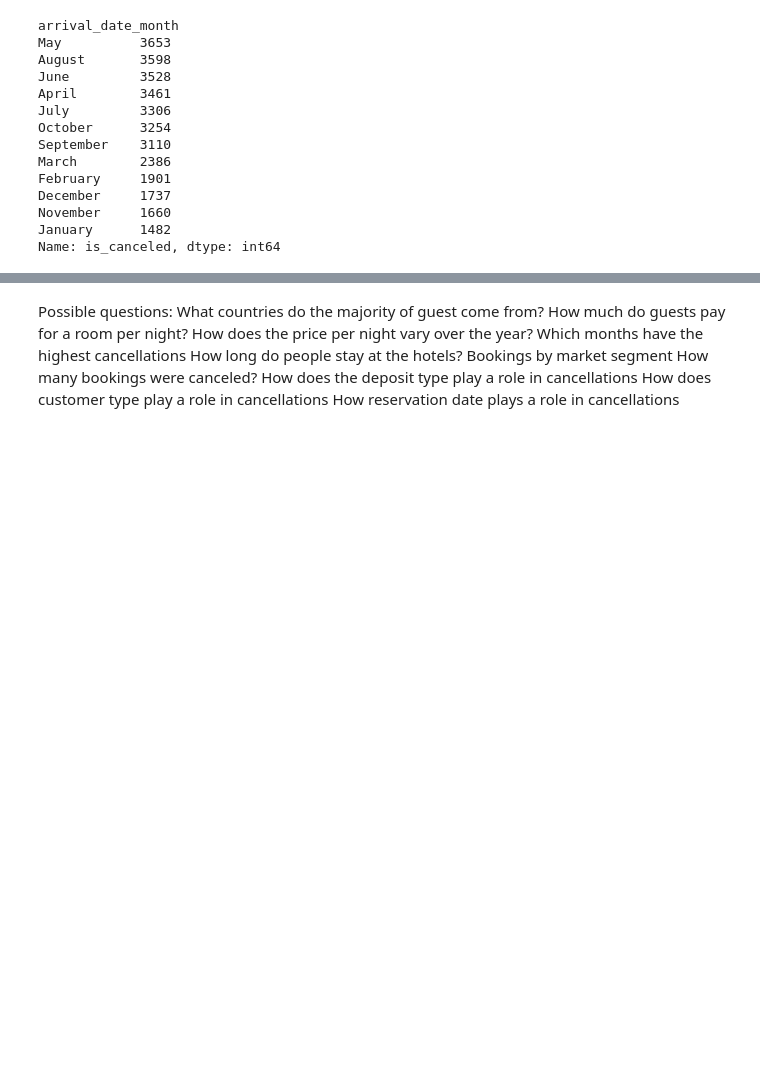
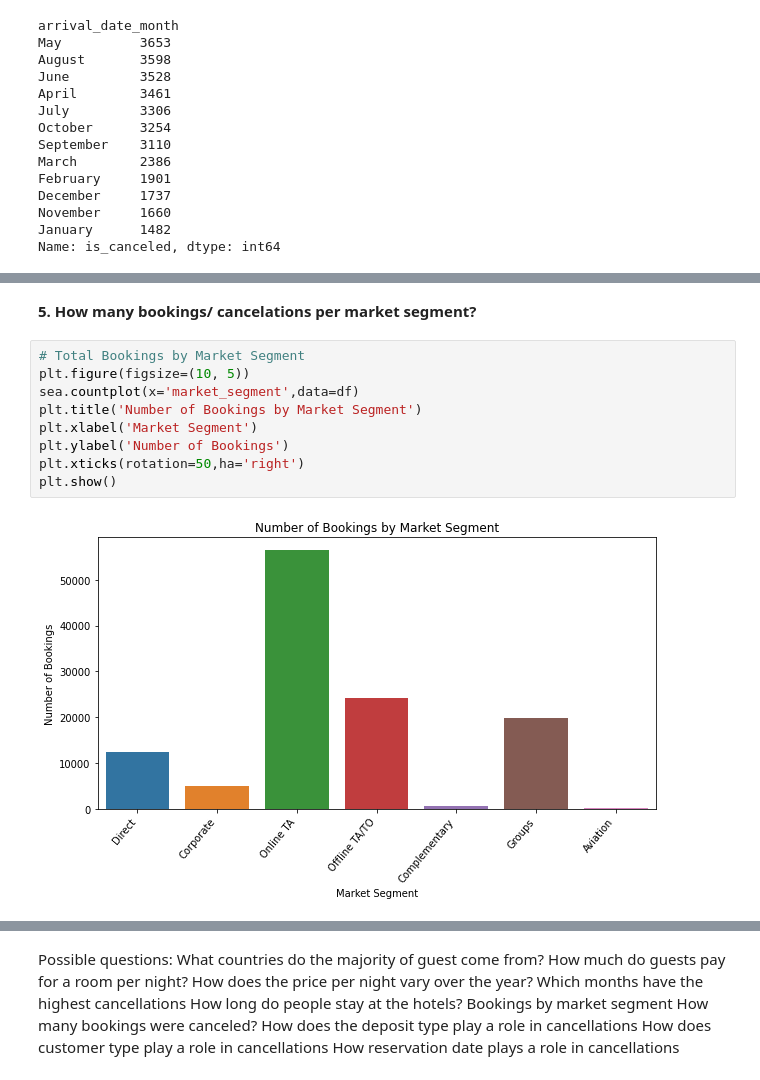
Before and after one commit to abrodyyy/Hotel_Repo, a Jupyter notebook: Hotel_ExploratoryAnalysis.ipynb, the cells around one changed output, grey strips where cells are left out. Drawn from its saved outputs; the diff is of its cells as text; blank space fills up the shorter version.

```diff
--- a/Hotel_ExploratoryAnalysis.ipynb
+++ b/Hotel_ExploratoryAnalysis.ipynb
@@ -343,0 +383,13 @@ Name: is_canceled, dtype: int64
+# %% [markdown]
+**5. How many bookings/ cancelations per market segment?**
+# %%
+# Total Bookings by Market Segment
+plt.figure(figsize=(10, 5))
+sea.countplot(x='market_segment',data=df)
+plt.title('Number of Bookings by Market Segment')
+plt.xlabel('Market Segment')
+plt.ylabel('Number of Bookings')
+plt.xticks(rotation=50,ha='right')
+plt.show()
+# %% [output]
+[figure, added]
```
Also changed, not shown: parts of 27 cells of this notebook.
